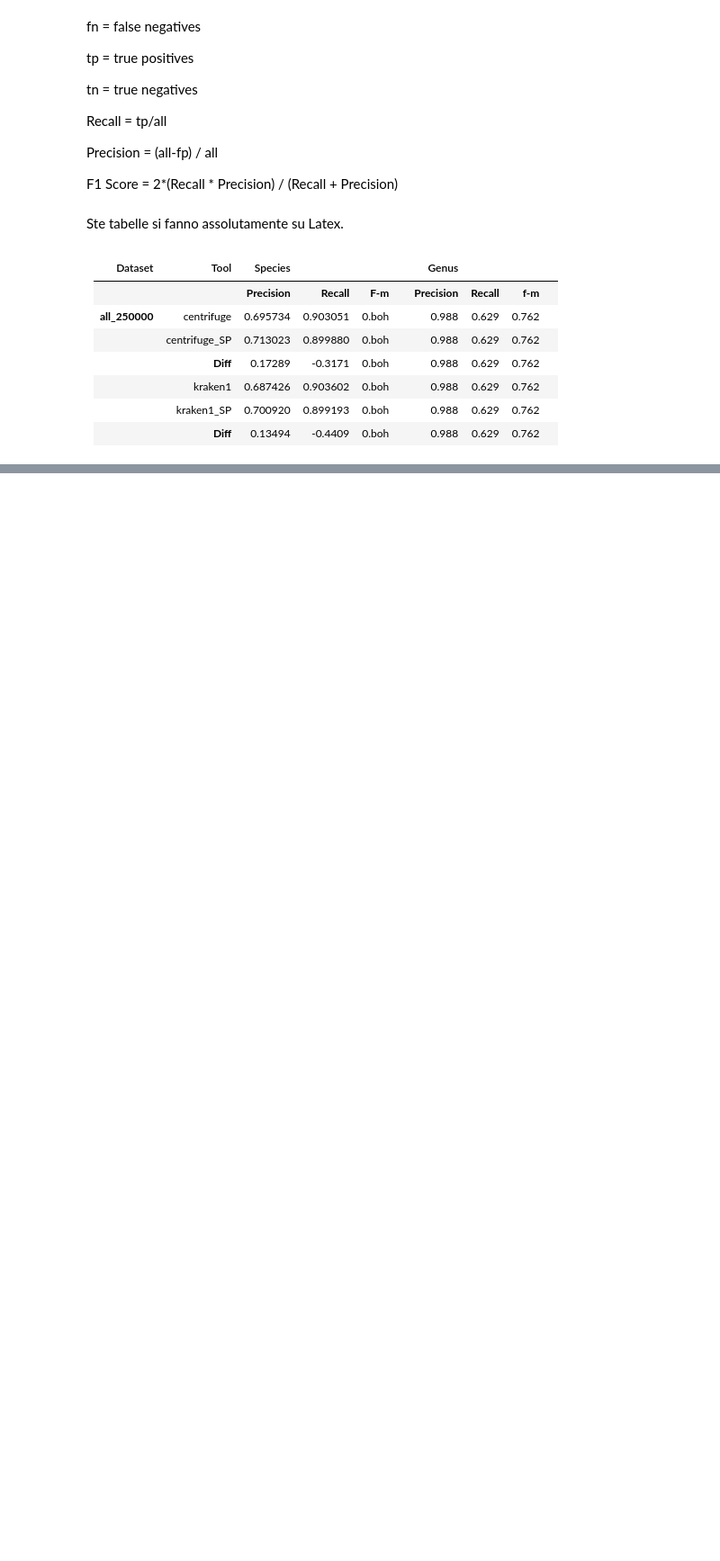
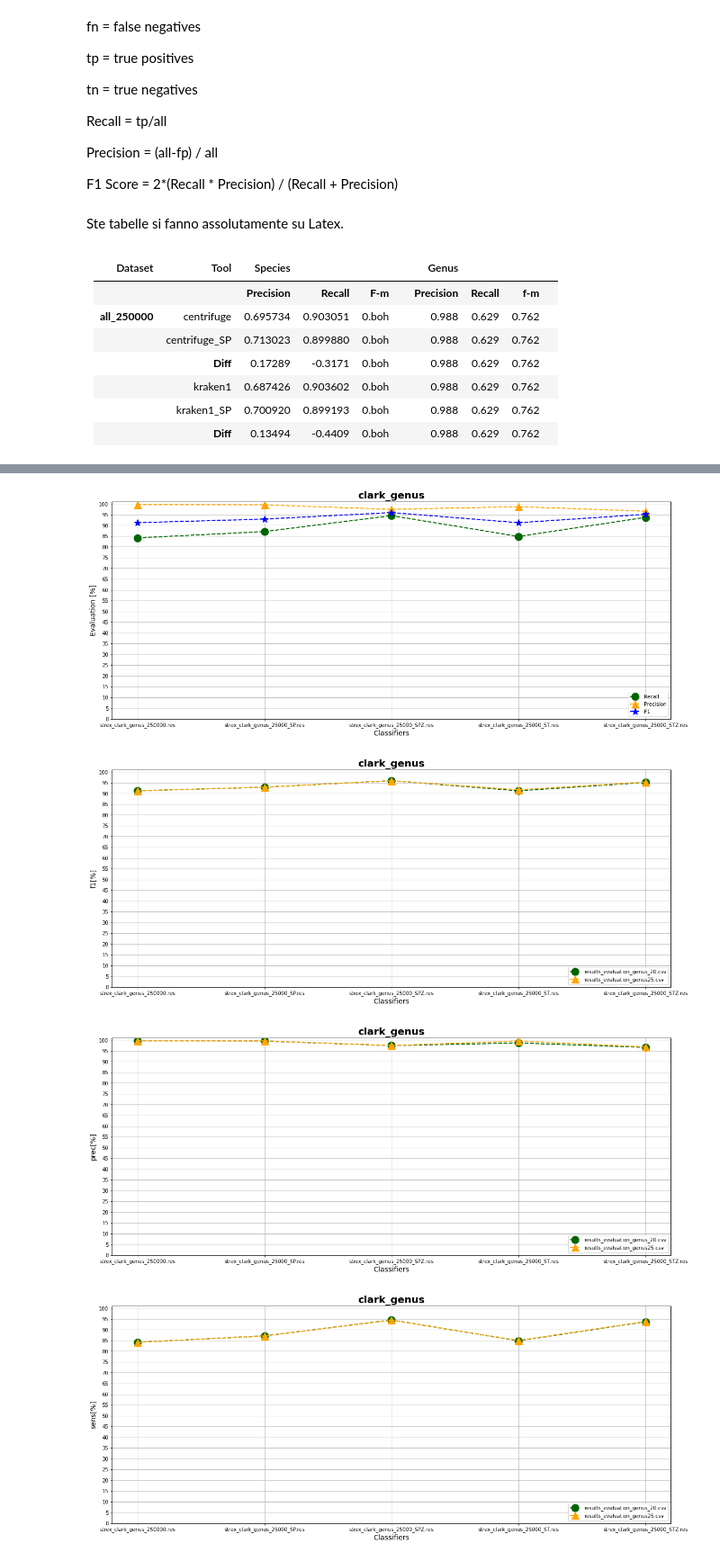
Before and after one commit to leonardoagg/Bioinformatics-Project, a Jupyter notebook: Analysis/ResultsEvaluationAnalysis.ipynb, the cells around one changed output, grey strips where cells are left out. Shown at 90% size. Drawn from its saved outputs; the diff is of its cells as text; code cells hidden in the pictures; blank space fills up the shorter version.

```diff
--- a/Analysis/ResultsEvaluationAnalysis.ipynb
+++ b/Analysis/ResultsEvaluationAnalysis.ipynb
@@ -120,0 +134,10 @@ ClassifiersPlt('clark_species')
+# %%
+ClassifiersPlt('clark_genus')
+CompareResults('clark_genus',df,filename1,df2,filename2,'f1')
+CompareResults('clark_genus',df,filename1,df2,filename2,'prec')
+CompareResults('clark_genus',df,filename1,df2,filename2,'sens')
+# %% [output]
+[figure, added]
+[figure, added]
+[figure, added]
+[figure, added]
```
Also changed, not shown: parts of 8 cells of this notebook, 4 other files.
